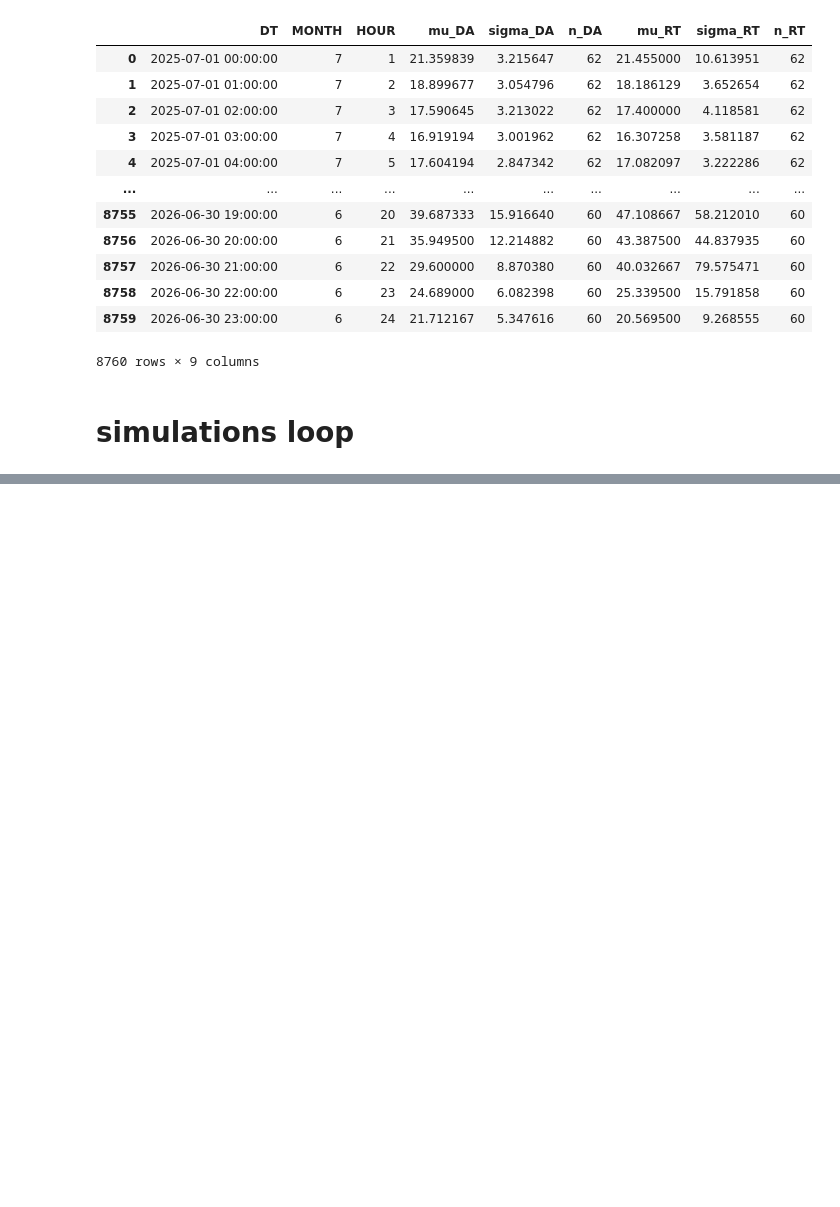
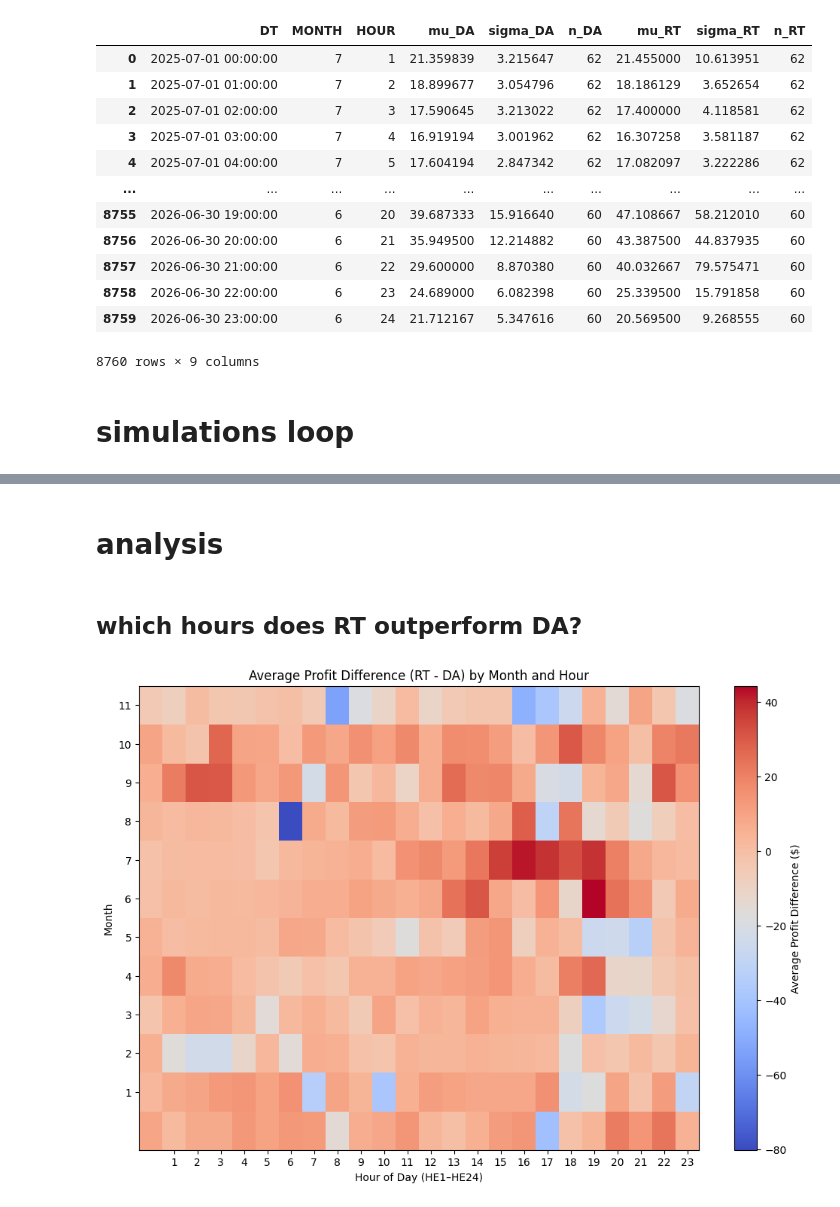
Before and after one commit to sxcben/Financing_Grid_final_project, a Jupyter notebook: code/duncan_testing_simulations.ipynb, the cells around one changed output, grey strips where cells are left out. Drawn from its saved outputs; the diff is of its cells as text; code cells hidden in the pictures; blank space fills up the shorter version.

```diff
--- a/code/duncan_testing_simulations.ipynb
+++ b/code/duncan_testing_simulations.ipynb
@@ -156,0 +237,27 @@ Profit sigma (only buying in RT):   32158.86484699133
+# %% [markdown]
+# analysis
+# %% [markdown]
+## which hours does RT outperform DA?
+# %%
+# Calculate the hourly profit difference (RT - DA)
+profit_diff = hourly_profits_RT_df - hourly_profits_DA_df
+
+# Add month and hour columns to the profit difference dataframe
+profit_diff['MONTH'] = profit_diff.index.month
+profit_diff['HOUR'] = profit_diff.index.hour + 1  # Convert to HE1–HE24
+
+# Group by month and hour, then calculate the average profit difference
+avg_profit_diff = profit_diff.groupby(['MONTH', 'HOUR']).mean().mean(axis=1).unstack()
+
+# Plot the heatmap of average profit differences
+plt.figure(figsize=(12, 8))
+plt.title('Average Profit Difference (RT - DA) by Month and Hour')
+plt.xlabel('Hour of Day (HE1–HE24)')
+plt.ylabel('Month')
+plt.xticks(ticks=range(1, 25), labels=range(1, 25))
+plt.yticks(ticks=range(1, 13), labels=range(1, 13))
+plt.imshow(avg_profit_diff, aspect='auto', cmap='coolwarm', origin='lower')
+plt.colorbar(label='Average Profit Difference ($)')
+plt.show()
+# %% [output]
+[figure, added]
```
Also changed, not shown: parts of 11 cells of this notebook.
